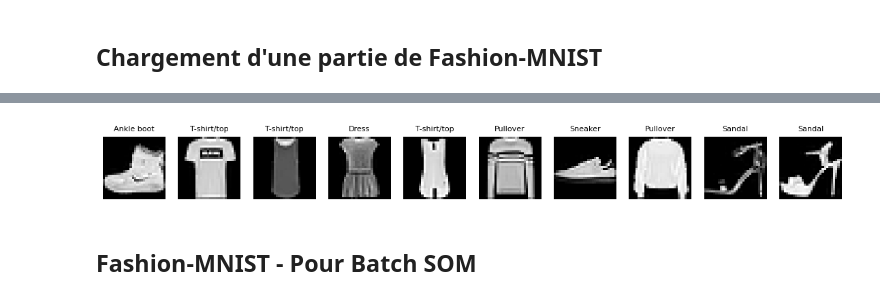
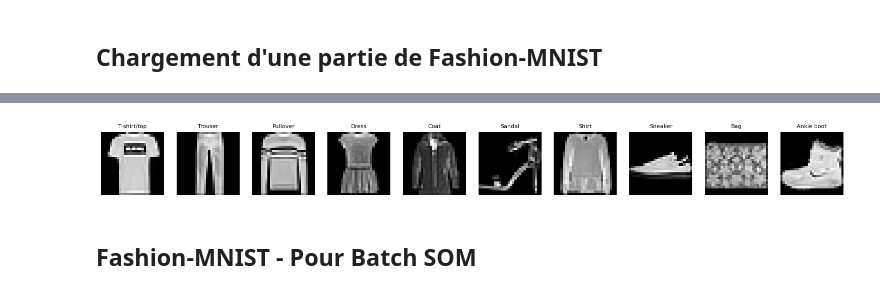
Before and after one commit to W1ll1amCA/SOM-DESOM, a Jupyter notebook: notebooks/resultats_empiriques_f.ipynb, the cells around one changed output, grey strips where cells are left out. Saved outputs shown, nothing was run; the diff lists cells and outputs as text; code cells hidden in the pictures.

```diff
--- a/notebooks/resultats_empiriques_f.ipynb
+++ b/notebooks/resultats_empiriques_f.ipynb
@@ -67,6 +70,14 @@ print(y_test_fashion.shape)
 # %%
-show_fashion_examples(X_train_fashion, y_train_fashion, n=10)
+save_path_fashion = PROJECT_ROOT / "rapport/images"
+show_fashion_examples(
+    X_train_fashion,
+    y_train_fashion,
+    per_label=True,
+    labels=list(range(10)),
+    n_per_label=1,
+    save_path=save_path_fashion / "fashion_examples_by_label.png",
+)
 # %% [output]
-[figure, old version]
+[figure, new version]
 # %%
 grid_size_fashion = (8, 8)
```
Also changed, not shown: parts of 3 cells of this notebook, 5 other files.
